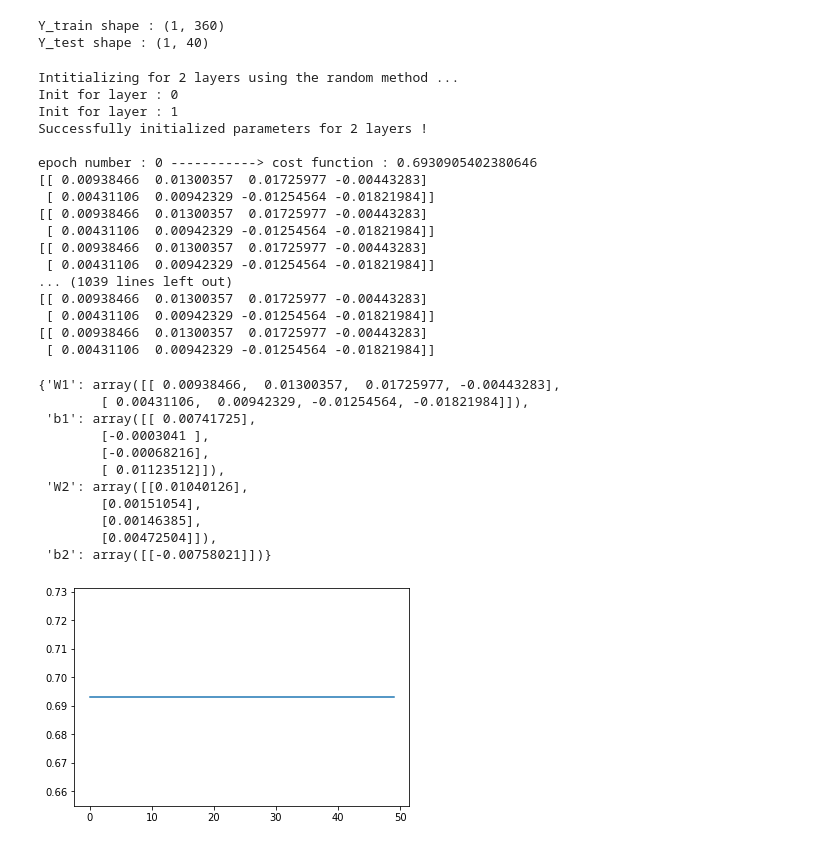
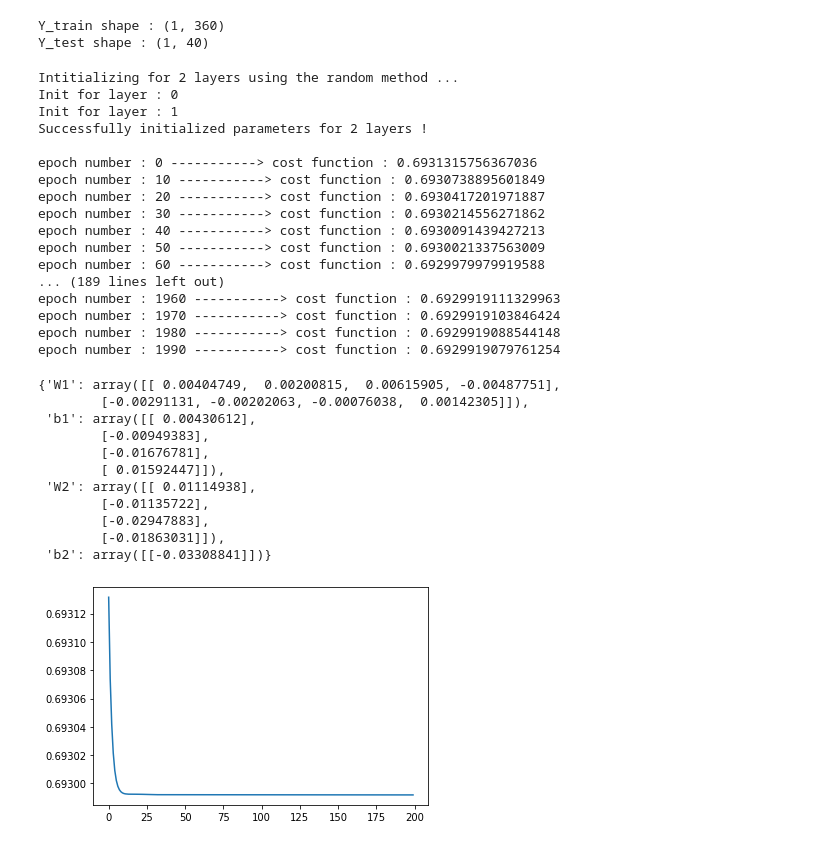
Before and after one commit to valentin-fngr/Neural-Network-Practices, a Jupyter notebook: single_hidden_layer/single_hidden_layer.ipynb, the cells around one changed output. Cells and saved outputs as stored; diff of their text form; code cells hidden in the pictures.

```diff
--- a/single_hidden_layer/single_hidden_layer.ipynb
+++ b/single_hidden_layer/single_hidden_layer.ipynb
@@ -234,10 +234,12 @@ def backward_pass(X, cache, parameters, Y):
     dW2 = np.dot(dZ2, A2.T) *(1/m)
     db2 = np.sum(dZ2, axis=1, keepdims=True) * (1/m)
 
+
     # first layer
     dZ1 = parameters["W2"].dot(dZ2) * relu_derivative(Z1)
     dW1 = np.sum(dZ1.dot(X.T)) * (1/m)
     db1 = np.sum(dZ1) * (1/m)
+
 
     grads = {
         "dW1" : dW1,
@@ -260,8 +262,6 @@ def update_parameters(parameters, grads, learning_rate):
     b1 = parameters["b1"]
     b2 = parameters["b2"]
 
-    print(W1)
-
     dW1 = grads["dW1"]
     dW2 = grads["dW2"]
     db1 = grads["db1"]
@@ -272,6 +272,10 @@ def update_parameters(parameters, grads, learning_rate):
     b1 = b1 - learning_rate * db1
     b2 = b2 - learning_rate * db2
 
+    parameters["W1"] = W1
+    parameters["W2"] = W2
+    parameters["b1"] = b1
+    parameters["b2"] = b2
 
     return parameters
 # %%
@@ -299,37 +303,37 @@ def neural_network(X_train, Y_train, nb_neurones, dims, learning_rate=0.01, epoc
 
     return parameters
 # %%
-neural_network(X_train, Y_train, [4, 1], [X_train.shape[0], 4], 0.01, 500)
+neural_network(X_train, Y_train, [4, 1], [X_train.shape[0], 4], 0.1, 2000)
 # %% [output]
 Intitializing for 2 layers using the random method ...
 Init for layer : 0
 Init for layer : 1
 Successfully initialized parameters for 2 layers !
 
-epoch number : 0 -----------> cost function : 0.6930905402380646
-[[ 0.00938466  0.01300357  0.01725977 -0.00443283]
- [ 0.00431106  0.00942329 -0.01254564 -0.01821984]]
-[[ 0.00938466  0.01300357  0.01725977 -0.00443283]
- [ 0.00431106  0.00942329 -0.01254564 -0.01821984]]
-[[ 0.00938466  0.01300357  0.01725977 -0.00443283]
- [ 0.00431106  0.00942329 -0.01254564 -0.01821984]]
-... (1039 lines left out)
-[[ 0.00938466  0.01300357  0.01725977 -0.00443283]
- [ 0.00431106  0.00942329 -0.01254564 -0.01821984]]
-[[ 0.00938466  0.01300357  0.01725977 -0.00443283]
- [ 0.00431106  0.00942329 -0.01254564 -0.01821984]]
+epoch number : 0 -----------> cost function : 0.6931315756367036
+epoch number : 10 -----------> cost function : 0.6930738895601849
+epoch number : 20 -----------> cost function : 0.6930417201971887
+epoch number : 30 -----------> cost function : 0.6930214556271862
+epoch number : 40 -----------> cost function : 0.6930091439427213
+epoch number : 50 -----------> cost function : 0.6930021337563009
+epoch number : 60 -----------> cost function : 0.6929979979919588
+... (189 lines left out)
+epoch number : 1960 -----------> cost function : 0.6929919111329963
+epoch number : 1970 -----------> cost function : 0.6929919103846424
+epoch number : 1980 -----------> cost function : 0.6929919088544148
+epoch number : 1990 -----------> cost function : 0.6929919079761254
-{'W1': array([[ 0.00938466,  0.01300357,  0.01725977, -0.00443283],
-        [ 0.00431106,  0.00942329, -0.01254564, -0.01821984]]),
- 'b1': array([[ 0.00741725],
-        [-0.0003041 ],
-        [-0.00068216],
-        [ 0.01123512]]),
- 'W2': array([[0.01040126],
-        [0.00151054],
-        [0.00146385],
-        [0.00472504]]),
- 'b2': array([[-0.00758021]])}
+{'W1': array([[ 0.00404749,  0.00200815,  0.00615905, -0.00487751],
+        [-0.00291131, -0.00202063, -0.00076038,  0.00142305]]),
+ 'b1': array([[ 0.00430612],
+        [-0.00949383],
+        [-0.01676781],
+        [ 0.01592447]]),
+ 'W2': array([[ 0.01114938],
+        [-0.01135722],
+        [-0.02947883],
+        [-0.01863031]]),
+ 'b2': array([[-0.03308841]])}
-[figure, old version]
+[figure, new version]
 # %%
 a = np.random.rand(4, 10)
 b = np.random.rand()
```
